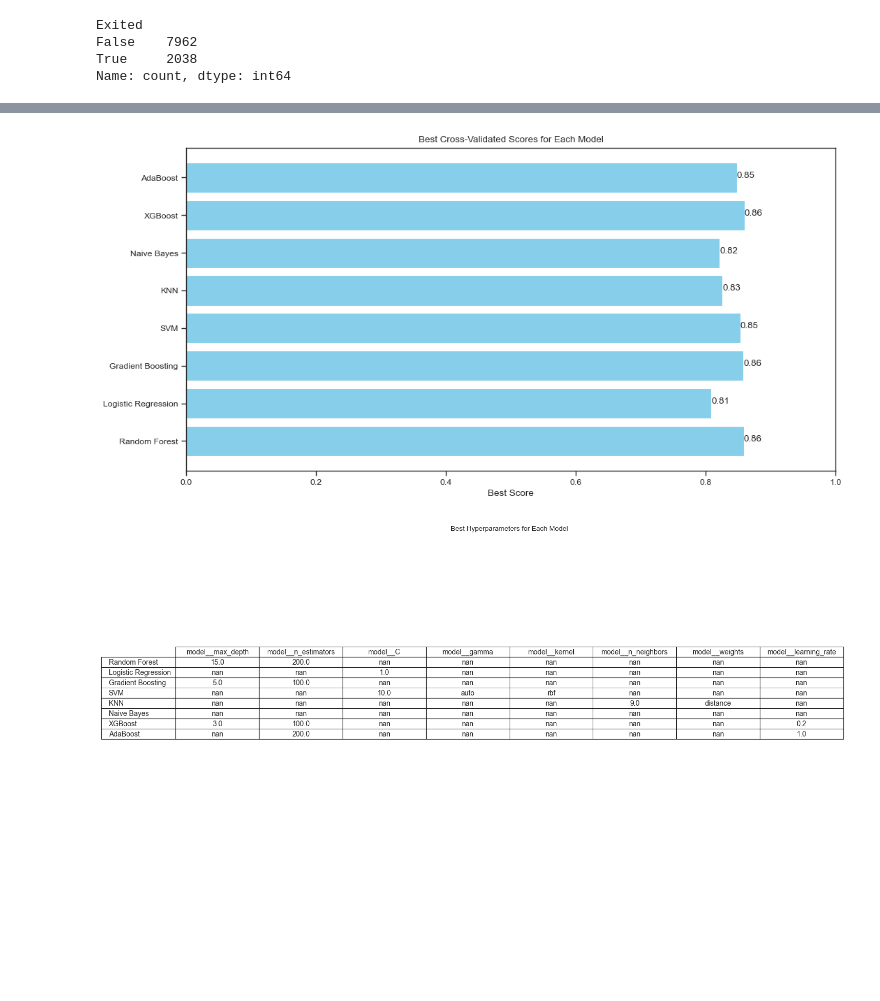
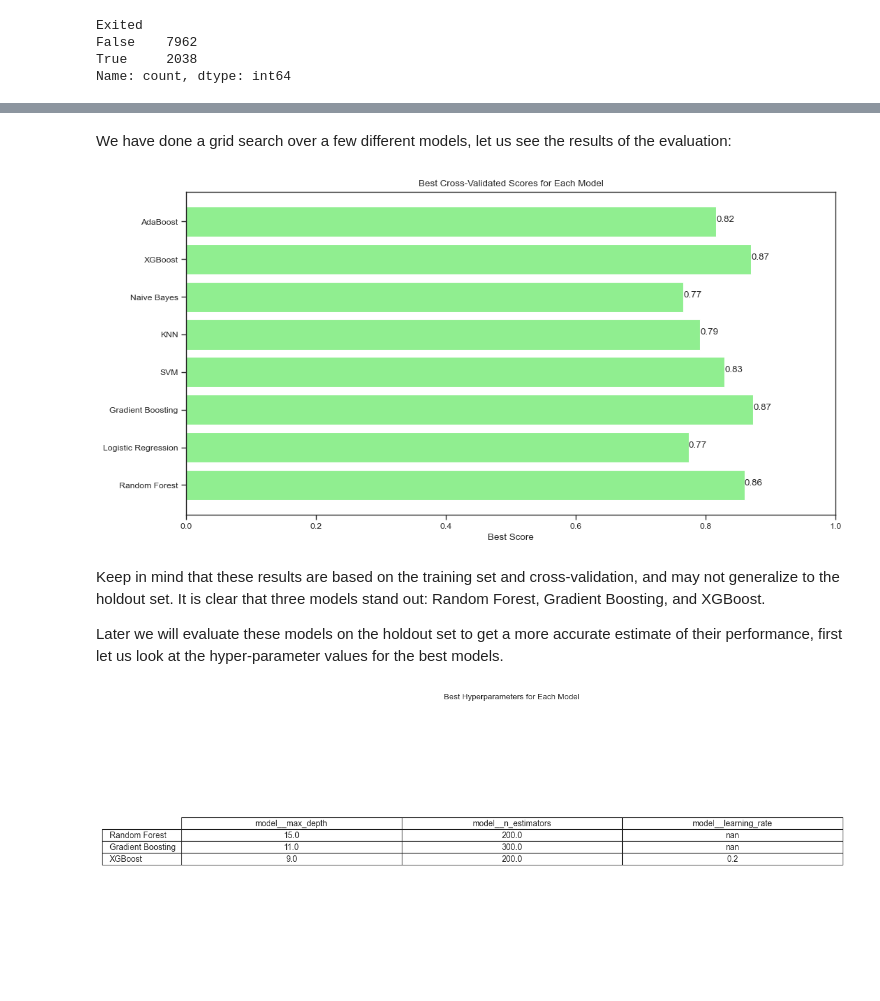
Before and after one commit to pedro-leitao/pedros-experiments, a Jupyter notebook: experiments/customer-churn.ipynb, the cells around one changed output, grey strips where cells are left out. Drawn from its saved outputs; the diff is of its cells as text; code cells hidden in the pictures; blank space fills up the shorter version.

```diff
--- a/experiments/customer-churn.ipynb
+++ b/experiments/customer-churn.ipynb
@@ -360,0 +325,22 @@ Name: count, dtype: int64
+# %%
+from imblearn.over_sampling import SMOTE
+from sklearn.model_selection import train_test_split
+
+# Reserve 10% of the samples as a holdout set
+X, X_holdout, y, y_holdout = train_test_split(
+    churn_encoded.drop(columns=['Exited']),
+    churn_encoded['Exited'],
+    stratify=churn_encoded['Exited'],
+    test_size=0.2,
+    random_state=42)
+
+# Rebalance the dataset with SMOTE
+smote = SMOTE(random_state=42)
+X_resampled, y_resampled = smote.fit_resample(X, y)
+
+# Count the number of churned and non-churned samples after SMOTE
+print(X_holdout.shape)
+print(y_holdout.shape)
+print(X_resampled.shape)
+print(y_resampled.shape)
+print(y_resampled.value_counts())
@@ -362,11 +363,11 @@ Name: count, dtype: int64
 from sklearn.model_selection import train_test_split
 
 # Separate features and target variable
-X = churn_encoded.drop(columns=['Exited'])
-y = churn_encoded['Exited']
+#X = churn_encoded.drop(columns=['Exited'])
+#y = churn_encoded['Exited']
 
 # Split the data into balanced train and test sets using stratified sampling
-X_train, X_test, y_train, y_test = train_test_split(X, y, test_size=0.3, stratify=y, random_state=42)
+X_train, X_test, y_train, y_test = train_test_split(X_resampled, y_resampled, test_size=0.3, random_state=42)
 
 # Print the shapes of the resulting datasets
 print("X_train:", X_train.shape, "y_train:", y_train.shape)
@@ -456,6 +496,8 @@ for model, param_grid in models_and_params:
 
 # Extract the fitted models
 rf_grid, lr_grid, gb_grid, svc_grid, knn_grid, nb_grid, xgb_grid, ada_grid = grid_results
+# %% [markdown]
+We have done a grid search over a few different models, let us see the results of the evaluation:
 # %%
 import matplotlib.pyplot as plt
 
@@ -485,7 +527,7 @@ best_scores = [
 
 # Plotting best scores
 plt.figure(figsize=(12, 6))
-plt.barh(model_names, best_scores, color='skyblue')
+plt.barh(model_names, best_scores, color='lightgreen')
 plt.xlabel('Best Score')
 plt.title('Best Cross-Validated Scores for Each Model')
 plt.xlim(0, 1)
@@ -493,45 +535,39 @@ for index, value in enumerate(best_scores):
     plt.text(value, index, f'{value:.2f}')
 plt.show()
 # %% [output]
-[figure, old version]
+[figure, new version]
+# %% [markdown]
+Keep in mind that these results are based on the training set and cross-validation, and may not generalize to the holdout set. It is clear that three models stand out: Random Forest, Gradient Boosting, and XGBoost.
+
+Later we will evaluate these models on the holdout set to get a more accurate estimate of their performance, first let us look at the hyper-parameter values for the best models.
 # %%
 import pandas as pd
 
 # Model names (ensure this list matches the one used in the bar plot)
 model_names = [
     "Random Forest",
-    "Logistic Regression",
     "Gradient Boosting",
-    "SVM",
-    "KNN",
-    "Naive Bayes",
     "XGBoost",
-    "AdaBoost"
 ]
 
 # Collecting best parameters
 best_params = [
     rf_grid.best_params_,
-    lr_grid.best_params_,
     gb_grid.best_params_,
-    svc_grid.best_params_,
-    knn_grid.best_params_,
-    nb_grid.best_params_,
-    xgb_grid.best_params_,
-    ada_grid.best_params_,
+    xgb_grid.best_params_
 ]
 
 # Converting to a DataFrame for better visualization
 params_df = pd.DataFrame(best_params, index=model_names)
 
 # Plotting the best parameters for each model
-fig, ax = plt.subplots(figsize=(14, 8))
+fig, ax = plt.subplots(figsize=(12, 6))
 ax.axis('off')
 tbl = ax.table(cellText=params_df.values, colLabels=params_df.columns, rowLabels=params_df.index, cellLoc='center', loc='center')
 tbl.auto_set_font_size(False)
 tbl.set_fontsize(10)
 tbl.scale(1.2, 1.2)
 plt.title('Best Hyperparameters for Each Model')
 plt.show()
 # %% [output]
-[figure, old version]
+[figure, new version]
```
Also changed, not shown: parts of 29 cells of this notebook, 2 other files.
